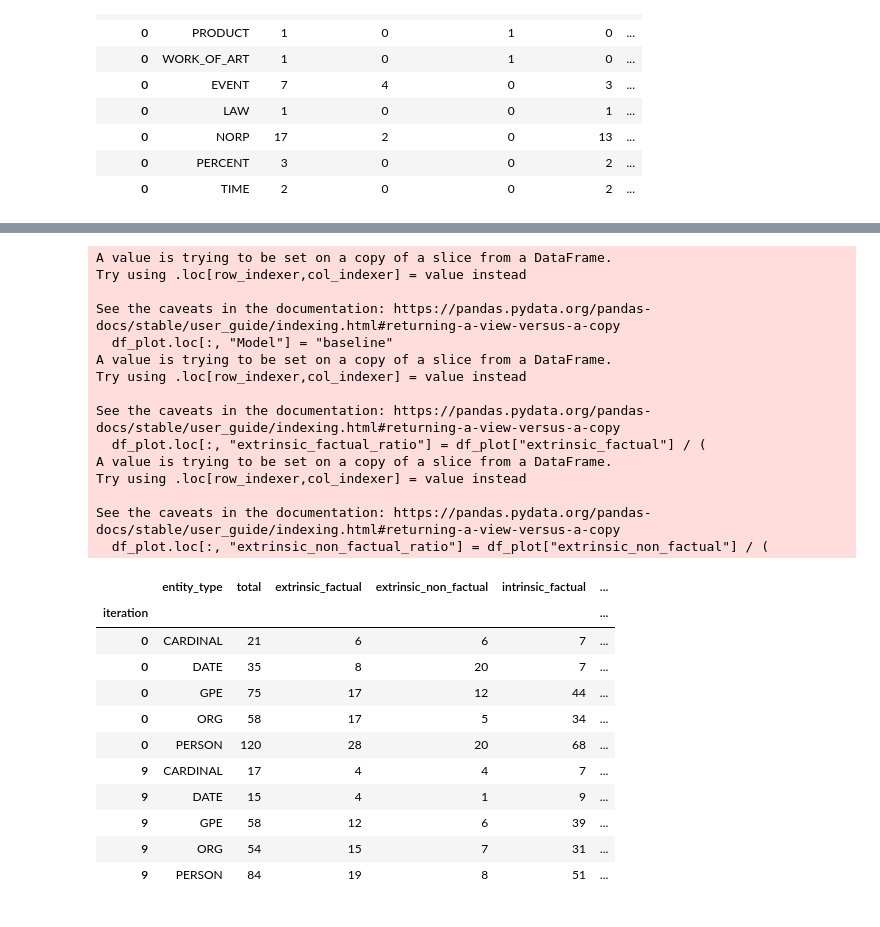
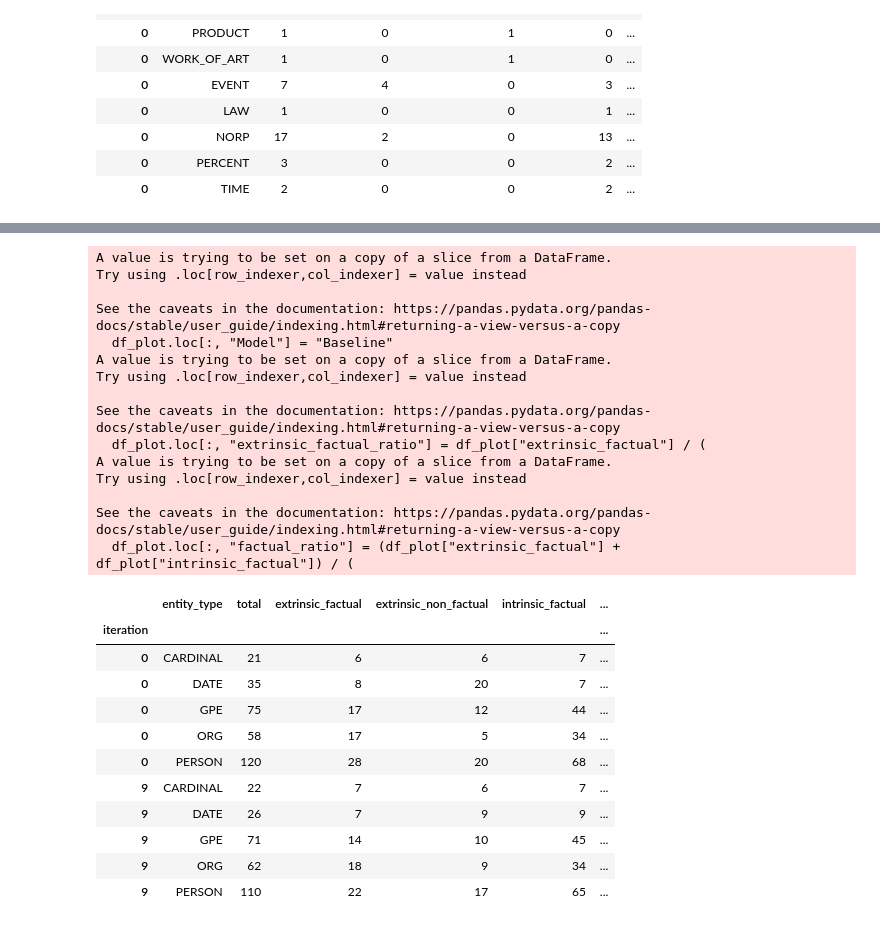
Before and after one commit to danton-nlp/GEF, a Jupyter notebook: entity_types.ipynb, the cells around one changed output, grey strips where cells are left out. Cells and saved outputs as stored; diff of their text form; code cells hidden in the pictures.

```diff
--- a/entity_types.ipynb
+++ b/entity_types.ipynb
@@ -142,40 +160,40 @@ df_plot = df_clf[
     df_clf.entity_type.isin(["PERSON", "GPE", "ORG", "DATE", "CARDINAL"])
     & df_clf.index.isin([0, max(df_clf.index)])
 ]
-df_plot.loc[:, "Model"] = "baseline"
+df_plot.loc[:, "Model"] = "Baseline"
 df_plot.loc[max(df_clf.index), "Model"] = "GEF"
 df_plot.loc[:, "extrinsic_factual_ratio"] = df_plot["extrinsic_factual"] / (
     df_plot["extrinsic_factual"] + df_plot["extrinsic_non_factual"]
 )
-df_plot.loc[:, "extrinsic_non_factual_ratio"] = df_plot["extrinsic_non_factual"] / (
-    df_plot["extrinsic_factual"] + df_plot["extrinsic_non_factual"]
+df_plot.loc[:, "factual_ratio"] = (df_plot["extrinsic_factual"] + df_plot["intrinsic_factual"]) / (
+    df_plot["total"]
 )
 df_plot
 # %% [output]
 A value is trying to be set on a copy of a slice from a DataFrame.
 Try using .loc[row_indexer,col_indexer] = value instead
 
 See the caveats in the documentation: https://pandas.pydata.org/pandas-docs/stable/user_guide/indexing.html#returning-a-view-versus-a-copy
-  df_plot.loc[:, "Model"] = "baseline"
+  df_plot.loc[:, "Model"] = "Baseline"
 A value is trying to be set on a copy of a slice from a DataFrame.
 Try using .loc[row_indexer,col_indexer] = value instead
 
 See the caveats in the documentation: https://pandas.pydata.org/pandas-docs/stable/user_guide/indexing.html#returning-a-view-versus-a-copy
   df_plot.loc[:, "extrinsic_factual_ratio"] = df_plot["extrinsic_factual"] / (
 A value is trying to be set on a copy of a slice from a DataFrame.
 Try using .loc[row_indexer,col_indexer] = value instead
 
 See the caveats in the documentation: https://pandas.pydata.org/pandas-docs/stable/user_guide/indexing.html#returning-a-view-versus-a-copy
-  df_plot.loc[:, "extrinsic_non_factual_ratio"] = df_plot["extrinsic_non_factual"] / (
+  df_plot.loc[:, "factual_ratio"] = (df_plot["extrinsic_factual"] + df_plot["intrinsic_factual"]) / (
 |  | entity_type | total | extrinsic_factual | extrinsic_non_factual | intrinsic_factual | ... |
 | iteration |  |  |  |  |  | ... |
 | 0 | CARDINAL | 21 | 6 | 6 | 7 | ... |
 | 0 | DATE | 35 | 8 | 20 | 7 | ... |
 | 0 | GPE | 75 | 17 | 12 | 44 | ... |
 | 0 | ORG | 58 | 17 | 5 | 34 | ... |
 | 0 | PERSON | 120 | 28 | 20 | 68 | ... |
-| 9 | CARDINAL | 17 | 4 | 4 | 7 | ... |
-| 9 | DATE | 15 | 4 | 1 | 9 | ... |
-| 9 | GPE | 58 | 12 | 6 | 39 | ... |
-| 9 | ORG | 54 | 15 | 7 | 31 | ... |
-| 9 | PERSON | 84 | 19 | 8 | 51 | ... |
+| 9 | CARDINAL | 22 | 7 | 6 | 7 | ... |
+| 9 | DATE | 26 | 7 | 9 | 9 | ... |
+| 9 | GPE | 71 | 14 | 10 | 45 | ... |
+| 9 | ORG | 62 | 18 | 9 | 34 | ... |
+| 9 | PERSON | 110 | 22 | 17 | 65 | ... |
```
Also changed, not shown: parts of 6 cells of this notebook, 1 other file.
